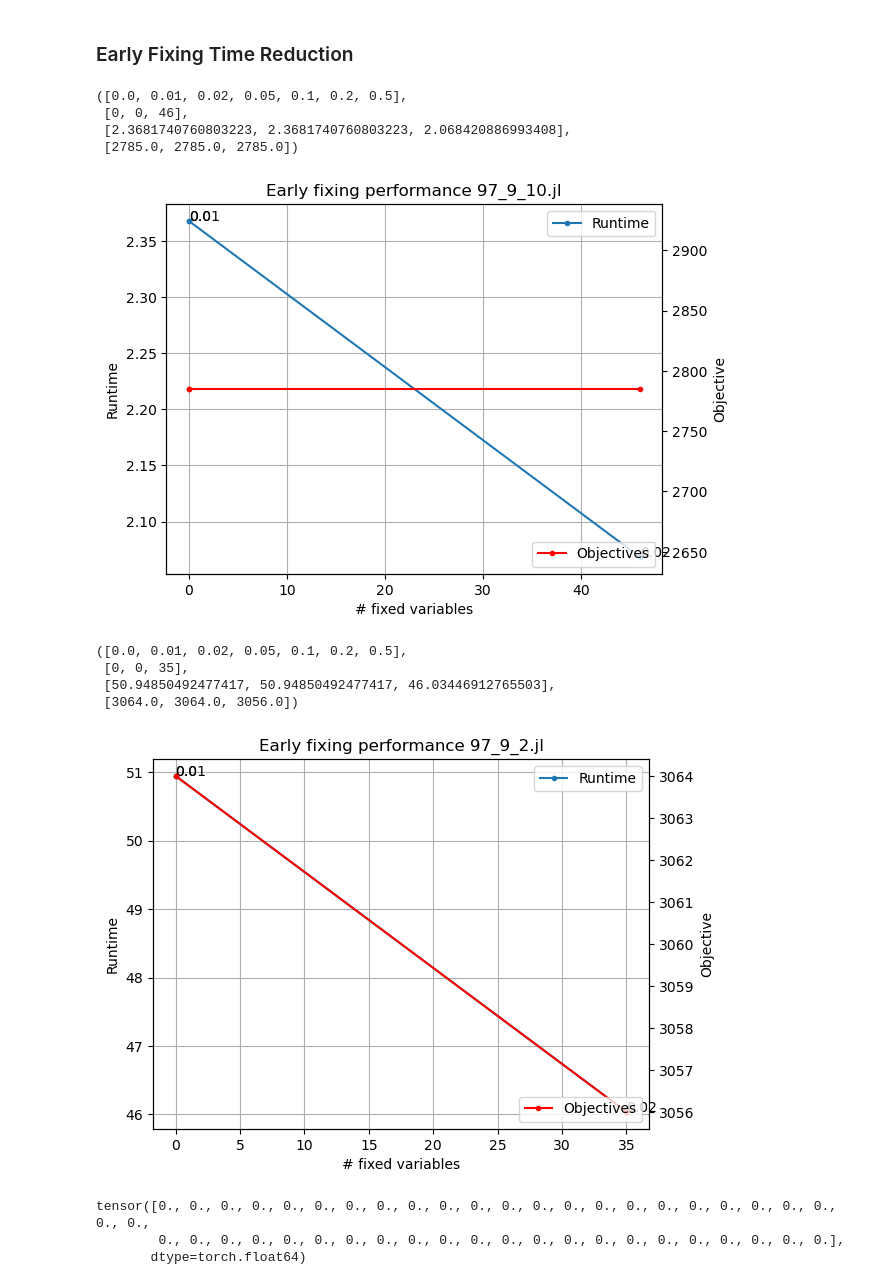
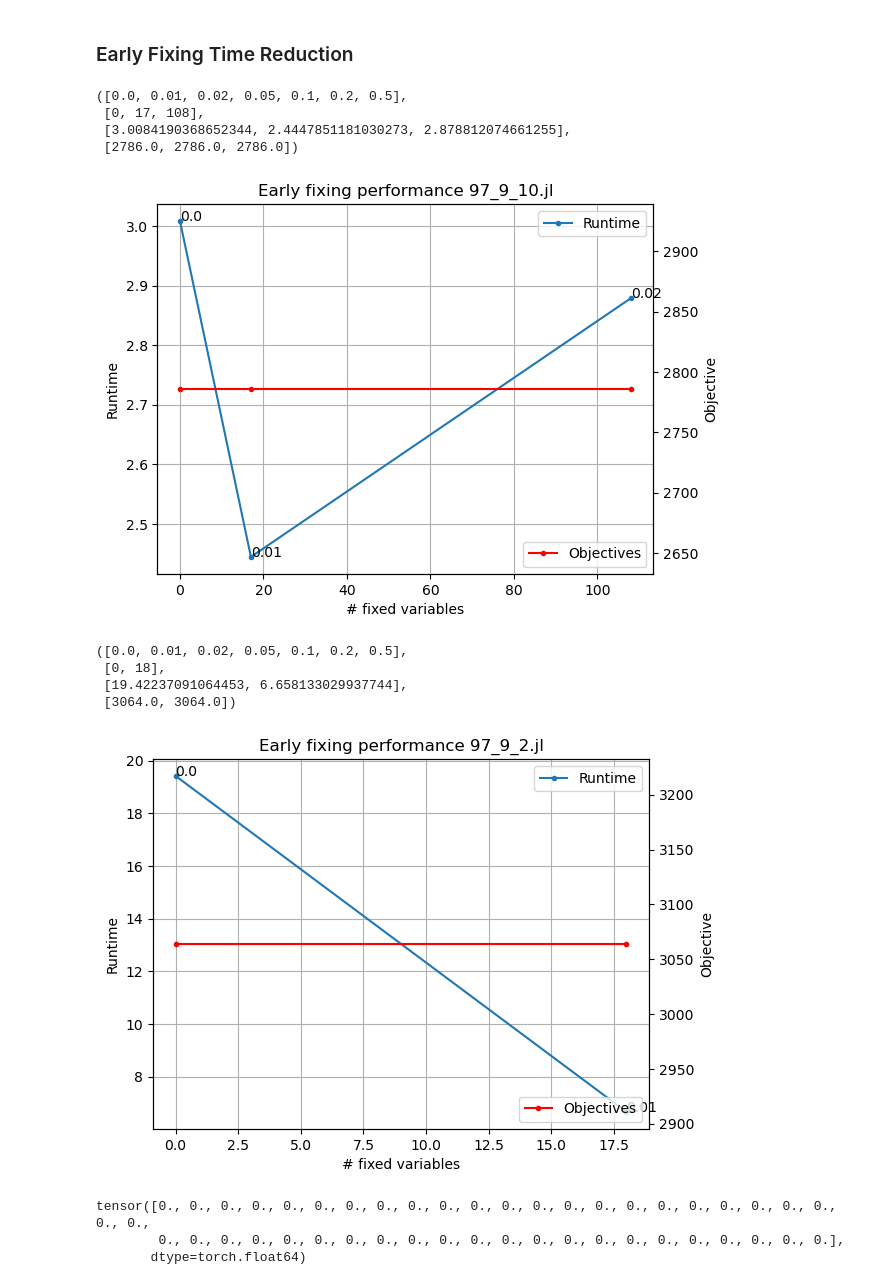
Before and after one commit to gos-ufsc/sat-gnn, a Jupyter notebook: notebooks/1.1-bmp-full-instances-early-fixing.ipynb, the cells around one changed output. Drawn from its saved outputs; the diff is of its cells as text; code cells hidden in the pictures.

```diff
--- a/notebooks/1.1-bmp-full-instances-early-fixing.ipynb
+++ b/notebooks/1.1-bmp-full-instances-early-fixing.ipynb
@@ -34,7 +34,7 @@ def create_batch(g, xs):
         g_batch.append(g_)
     return dgl.batch(g_batch)
 
-def get_ef_accuracy(g_batch, xs, x_opt, name=None, plot=True):
+def get_ef_accuracy(g_batch, xs, x_opt, net, name=None, plot=True):
     with torch.no_grad():
         y_hat = torch.sigmoid(net(g_batch))
 
@@ -79,13 +79,13 @@ def get_ef_accuracy(g_batch, xs, x_opt, name=None, plot=True):
 
     return thresholds, ns, accs
 
-def get_ef_times(g_batch, xs, instance, name=None, plot=True, gap=.05):
+def get_ef_times(g_batch, xs, instance, net, name=None, plot=True, obj=2000):
     if isinstance(instance, str) or isinstance(instance, Path):
         instance = load_instance(instance)
 
     jobs = list(range(instance['jobs'][0]))
     model = get_model(jobs, instance, coupling=True, new_ineq=False)
-    model.setParam('MIPGap', gap)
+    model.setParam('BestObjStop', obj)
     model.update()
 
     vars_names = np.core.defchararray.array([v.getAttr(GRB.Attr.VarName) for v in model.getVars()])
@@ -169,9 +169,10 @@ with open('../97_9_opts.pkl', 'rb') as f:
     opts = pickle.load(f)
 
 net = InstanceGCN(2, readout_op=None)
-net = load_from_wandb(net, '551sykdm', 'sat-gnn', 'model_last')
+net = load_from_wandb(net, '6lhzl30o', 'sat-gnn', 'model_last')
 net.eval()
 
+objs = [opts[i.name]['obj'] for i in instances]
 opts = [opts[i.name]['sol'] for i in instances]
 ds = InstanceEarlyFixingDataset(
     [load_instance(i) for i in instances],
@@ -222,21 +221,21 @@ print(n2s, acc2s)
 # %% [markdown]
 ### Early Fixing Time Reduction
 # %%
-get_ef_times(g1_batch, x1s, instances[0], name=instances[0].name)
+get_ef_times(g1_batch, x1s, instances[0], net, name=instances[0].name, obj=objs[0])
 # %% [output]
 ([0.0, 0.01, 0.02, 0.05, 0.1, 0.2, 0.5],
- [0, 0, 46],
- [2.3681740760803223, 2.3681740760803223, 2.068420886993408],
- [2785.0, 2785.0, 2785.0])
+ [0, 17, 108],
+ [3.0084190368652344, 2.4447851181030273, 2.878812074661255],
+ [2786.0, 2786.0, 2786.0])
-[figure, old version]
+[figure, new version]
 # %%
-get_ef_times(g2_batch, x2s, instances[1], name=instances[1].name)
+get_ef_times(g2_batch, x2s, instances[1], net, name=instances[1].name, obj=objs[1])
 # %% [output]
 ([0.0, 0.01, 0.02, 0.05, 0.1, 0.2, 0.5],
- [0, 0, 35],
- [50.94850492477417, 50.94850492477417, 46.03446912765503],
- [3064.0, 3064.0, 3056.0])
+ [0, 18],
+ [19.42237091064453, 6.658133029937744],
+ [3064.0, 3064.0])
-[figure, old version]
+[figure, new version]
 # %%
 g_batch = g1_batch
 xs = x1s
```
Also changed, not shown: parts of 2 cells of this notebook.
